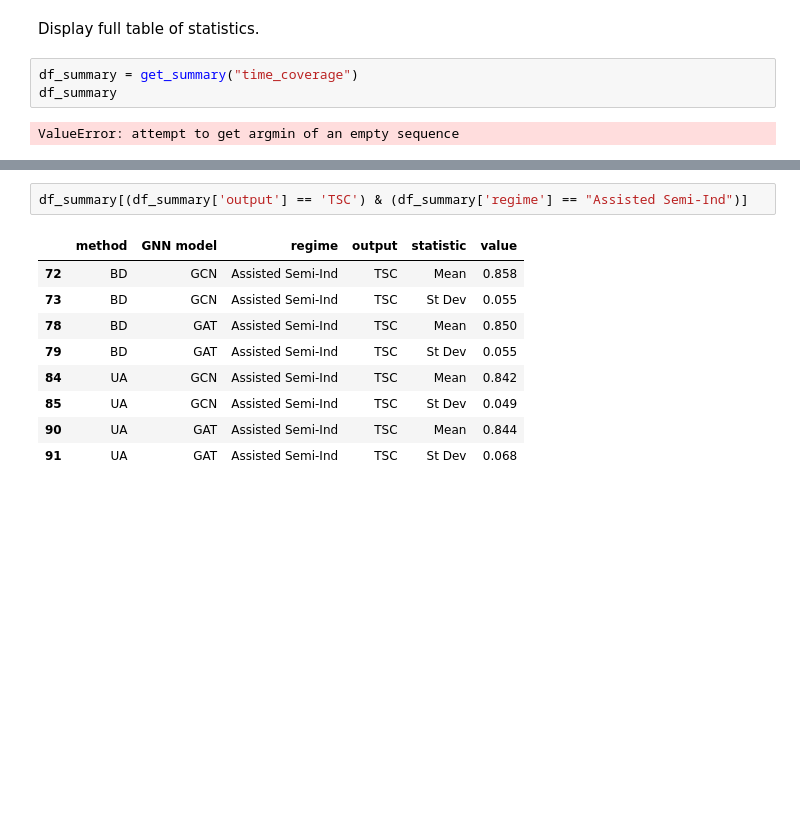
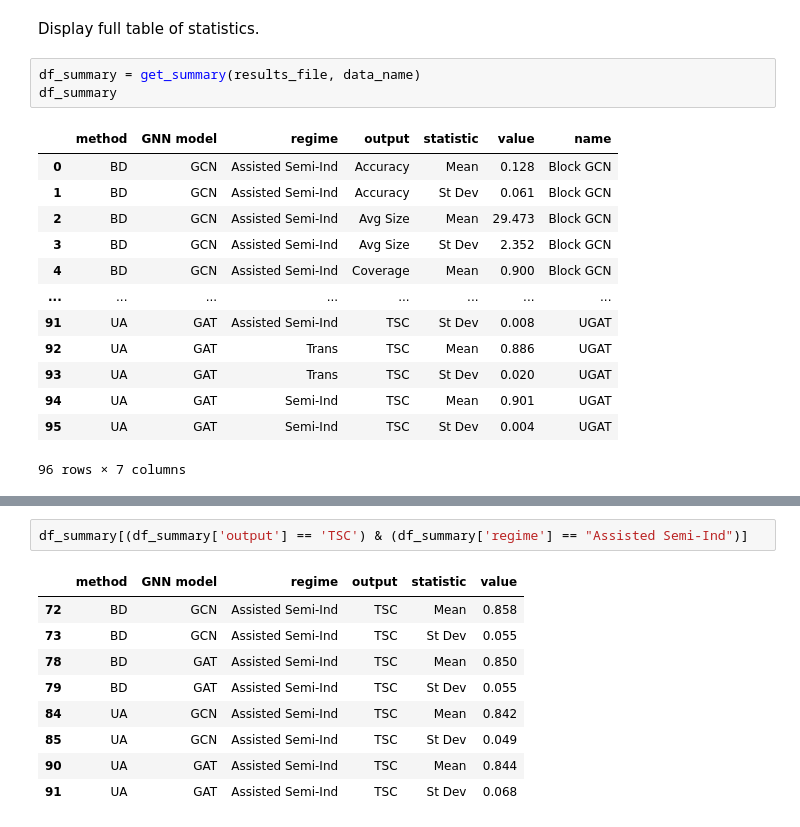
Before and after one commit to edwarddavis1/valid_conformal_for_dynamic_gnn, a Jupyter notebook: Conformal_global_results.ipynb, the cells around one changed output, grey strips where cells are left out. Saved outputs shown, nothing was run; the diff lists cells and outputs as text; blank space fills up the shorter version.

```diff
--- a/Conformal_global_results.ipynb
+++ b/Conformal_global_results.ipynb
@@ -120,10 +125,22 @@ def get_summary(data_name):
 # %% [markdown]
 Display full table of statistics.
 # %%
-df_summary = get_summary("time_coverage")
+df_summary = get_summary(results_file, data_name)
 df_summary
 # %% [output]
+|  | method | GNN model | regime | output | statistic | value | name |
+| 0 | BD | GCN | Assisted Semi-Ind | Accuracy | Mean | 0.128 | Block GCN |
+| 1 | BD | GCN | Assisted Semi-Ind | Accuracy | St Dev | 0.061 | Block GCN |
+| 2 | BD | GCN | Assisted Semi-Ind | Avg Size | Mean | 29.473 | Block GCN |
+| 3 | BD | GCN | Assisted Semi-Ind | Avg Size | St Dev | 2.352 | Block GCN |
+| 4 | BD | GCN | Assisted Semi-Ind | Coverage | Mean | 0.900 | Block GCN |
+| ... | ... | ... | ... | ... | ... | ... | ... |
+| 91 | UA | GAT | Assisted Semi-Ind | TSC | St Dev | 0.008 | UGAT |
+| 92 | UA | GAT | Trans | TSC | Mean | 0.886 | UGAT |
+| 93 | UA | GAT | Trans | TSC | St Dev | 0.020 | UGAT |
+| 94 | UA | GAT | Semi-Ind | TSC | Mean | 0.901 | UGAT |
+| 95 | UA | GAT | Semi-Ind | TSC | St Dev | 0.004 | UGAT |
-ValueError: attempt to get argmin of an empty sequence
+96 rows × 7 columns
 # %%
 df_summary[df_summary['output'] == 'Accuracy']
 # %% [output]
```
Also changed, not shown: parts of 9 cells of this notebook, 15 other files.
